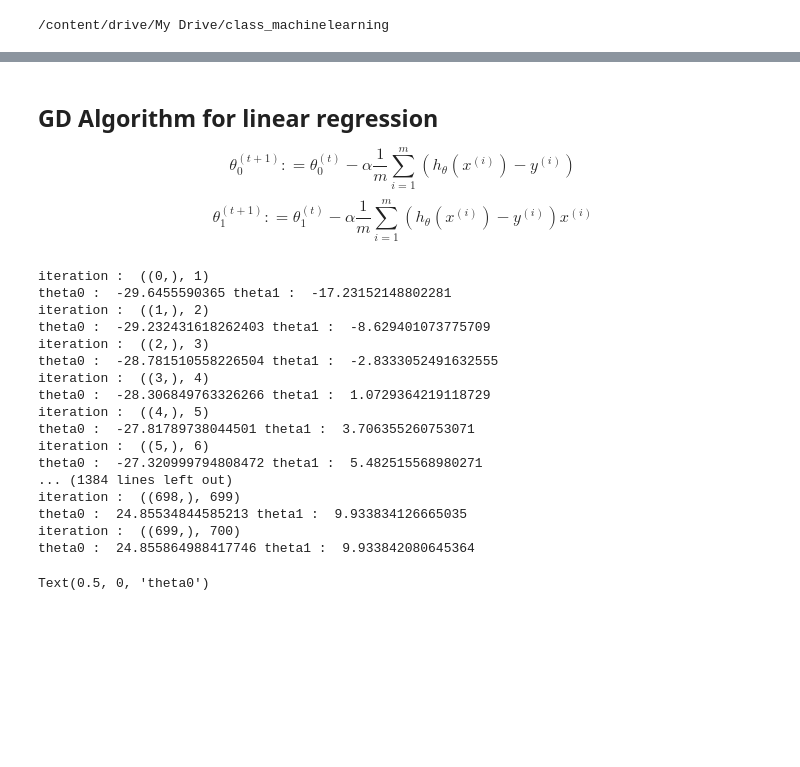
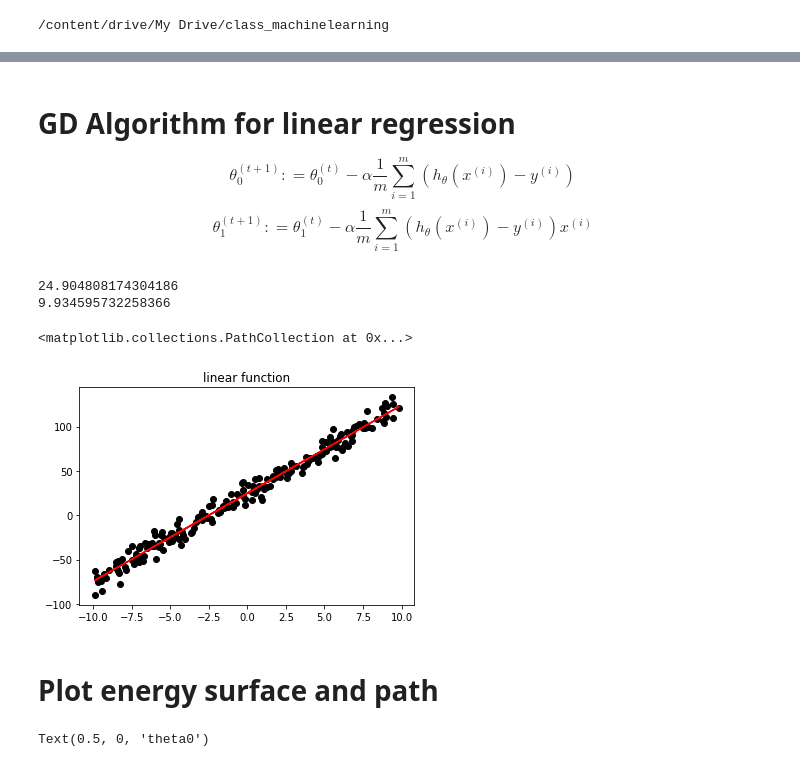
Before and after one commit to pithesun/machine_learning_cl, a Jupyter notebook: gd_surface&path.ipynb, the cells around one changed output, grey strips where cells are left out. Drawn from its saved outputs; the diff is of its cells as text; code cells hidden in the pictures; blank space fills up the shorter version.

```diff
--- a/gd_surface&path.ipynb
+++ b/gd_surface&path.ipynb
@@ -65,7 +65,7 @@ def J(th0, th1):
 e_temp = np.array([J(ax_theta0, ax_theta1) for ax_theta0, ax_theta1 in zip(np.ravel(theta0), np.ravel(theta1))])
 E = e_temp.reshape(600,600)
 # %% [markdown]
-## GD Algorithm for linear regression
+# GD Algorithm for linear regression
 $$
 \theta_0^{(t+1)} : = \theta_0^{(t)} - \alpha \frac{1}{m} \sum_{i=1}^{m} (h_\theta(x^{(i)}) - y^{(i)})
 $$
@@ -73,58 +73,55 @@ $$
 \theta_1^{(t+1)} : = \theta_1^{(t)} - \alpha \frac{1}{m} \sum_{i=1}^{m} (h_\theta(x^{(i)}) - y^{(i)}) x^{(i)}
 $$
 # %%
+def fuc(a, b):
+    f_arr = float(a) * x + float(b)
+    return f_arr
+plt.title("linear function")
 
 # list for graph
 list_th0 = []
 list_th1 = []
 
 ## settings for GD algorithm
-itr = np.arange(700)+1
+itr = np.arange(1000)+1
 th0 = -30
 th1 = -30
 a = 0.01
 
 ### GD Algorithm - PATH
 ## performing gd algorithm for linear regression
 
 for iteration in np.ndenumerate(itr):
     temp0 = th0 - a *(1/len(x_data))*np.sum((h(th0, th1)-y))
     temp1 = th1 - a *(1/len(x_data))*np.sum((h(th0, th1)-y)*(x))
     th0 = temp0
     th1 = temp1
 
     list_th0.append(th0)
     list_th1.append(th1)
 
-    print("iteration : ", iteration)
-    print("theta0 : ", th0, "theta1 : ", th1)
-
-#e_temp = np.array([J(ax_theta0, ax_theta1) for ax_theta0, ax_theta1 in zip(np.ravel(theta0), np.ravel(theta1))])
+    #print("iteration : ", iteration)
+    #print("theta0 : ", th0, "theta1 : ", th1)
 
 path_temp = np.array([J(ax_theta0, ax_theta1) for ax_theta0, ax_theta1 in zip(list_th0,list_th1)])
 #print(path_temp)
 Z = path_temp
 
 X = list_th0
 Y = list_th1
+
+#print(th0)
+#print(th1)
+
+plt.plot(x, fuc(th1, th0), color = 'red')
+plt.scatter(x, y, color = 'black')
 # %% [output]
-iteration :  ((0,), 1)
-theta0 :  -29.6455590365 theta1 :  -17.23152148802281
-iteration :  ((1,), 2)
-theta0 :  -29.232431618262403 theta1 :  -8.629401073775709
-iteration :  ((2,), 3)
-theta0 :  -28.781510558226504 theta1 :  -2.8333052491632555
-iteration :  ((3,), 4)
-theta0 :  -28.306849763326266 theta1 :  1.0729364219118729
-iteration :  ((4,), 5)
-theta0 :  -27.81789738044501 theta1 :  3.706355260753071
-iteration :  ((5,), 6)
-theta0 :  -27.320999794808472 theta1 :  5.482515568980271
-... (1384 lines left out)
-iteration :  ((698,), 699)
-theta0 :  24.85534844585213 theta1 :  9.933834126665035
-iteration :  ((699,), 700)
-theta0 :  24.855864988417746 theta1 :  9.933842080645364
+24.904808174304186
+9.934595732258366
+<matplotlib.collections.PathCollection at 0x...>
+[figure, added]
+# %% [markdown]
+# Plot energy surface and path
 # %%
 from mpl_toolkits.mplot3d import Axes3D
 import matplotlib.pyplot as plt
```
Also changed, not shown: parts of 4 cells of this notebook.
